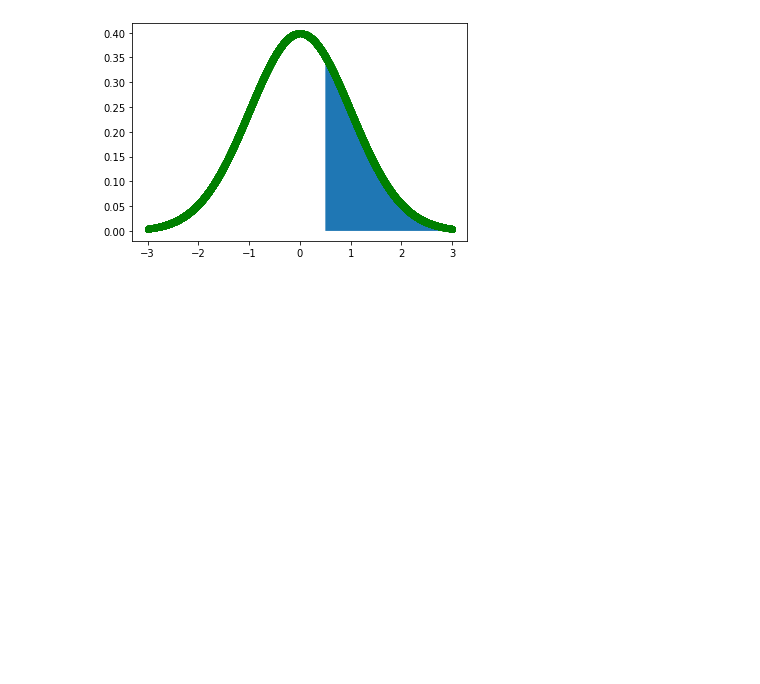
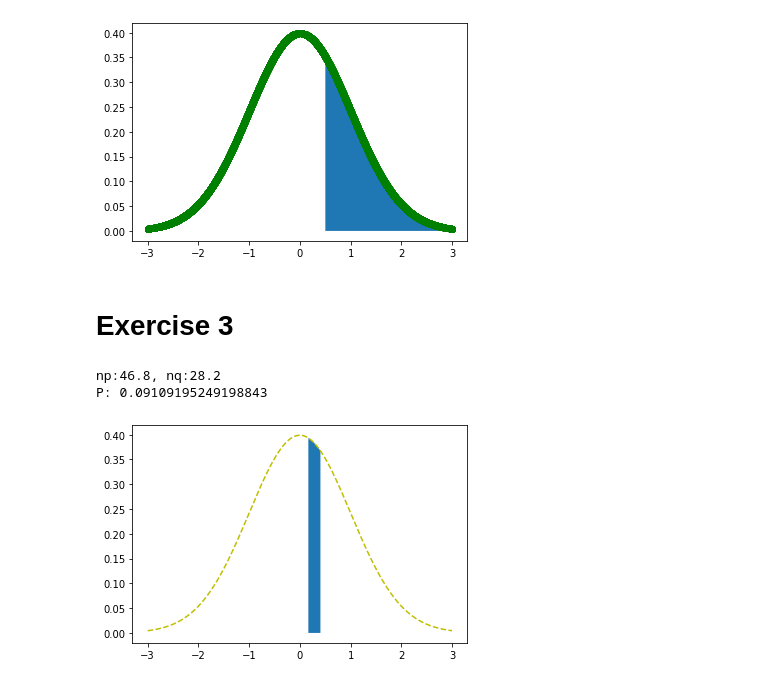
Before and after one commit to FerdianFy13/Fundamental_Inference_Statistics, a Jupyter notebook: Normal_Binomial_Distribution.ipynb, the cells around one changed output. Cells and saved outputs as stored; diff of their text form; code cells hidden in the pictures; blank space fills up the shorter version.

Commit message:
Approximating a Binomial Probability Exercise Third

```diff
--- a/Normal_Binomial_Distribution.ipynb
+++ b/Normal_Binomial_Distribution.ipynb
@@ -72,3 +72,42 @@ x = np.arange(-3, 3, 0.001)
 draw_z_score(x, x>z_score)
 # %% [output]
 [figure]
+# %% [markdown]
+# Exercise 3
+# %%
+from scipy import stats
+import math
+n = 75
+p = 62.4 / 100
+q = 1 - p
+np = n * p
+nq = n * q
+print(f'np:{np}, nq:{nq}')
+
+mu = np
+sigma = math.sqrt(n * p * q)
+x1 = 47.5
+x2 = 48.5
+z_1 = (x1 - mu) / sigma
+z_2 = (x2 - mu) / sigma
+P = stats.norm.cdf(z_2) - stats.norm.cdf(z_1)
+print(f'P: {P}')
+# %% [output]
+np:46.8, nq:28.2
+P: 0.09109195249198843
+# %%
+from scipy import stats
+import numpy as np
+import matplotlib.pyplot as plt
+
+def draw_z_score(x, cond, mu=0, sigma=1):
+    y = stats.norm.pdf(x, mu, sigma)
+    z = x[cond]
+    plt.plot(x, y, "y--")
+    plt.fill_between(z, 0, stats.norm.pdf(z, mu, sigma))
+    plt.show()
+
+x = np.arange(-3, 3, 0.001)
+draw_z_score(x, (z_1<x) & (x<z_2))
+# %% [output]
+[figure, added]
```
